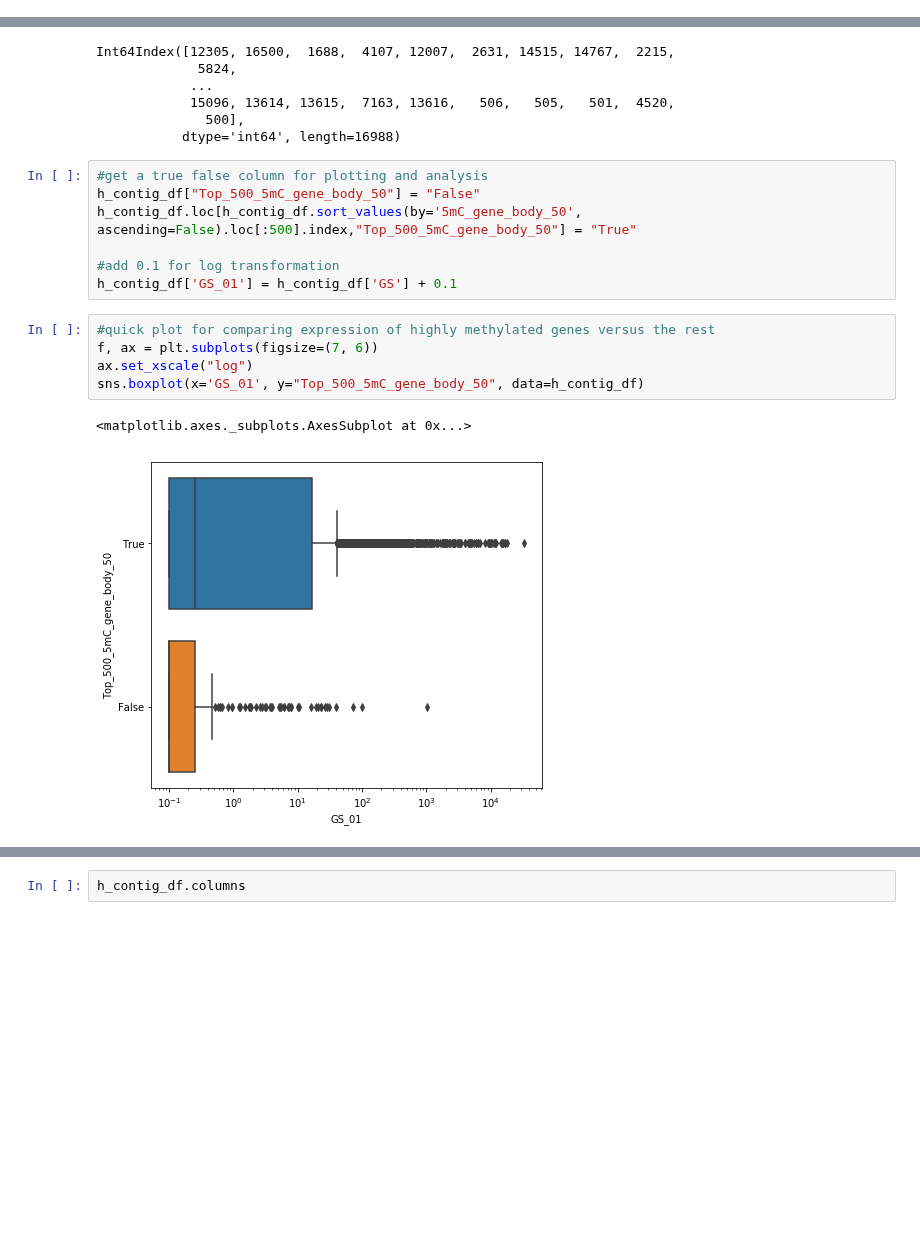
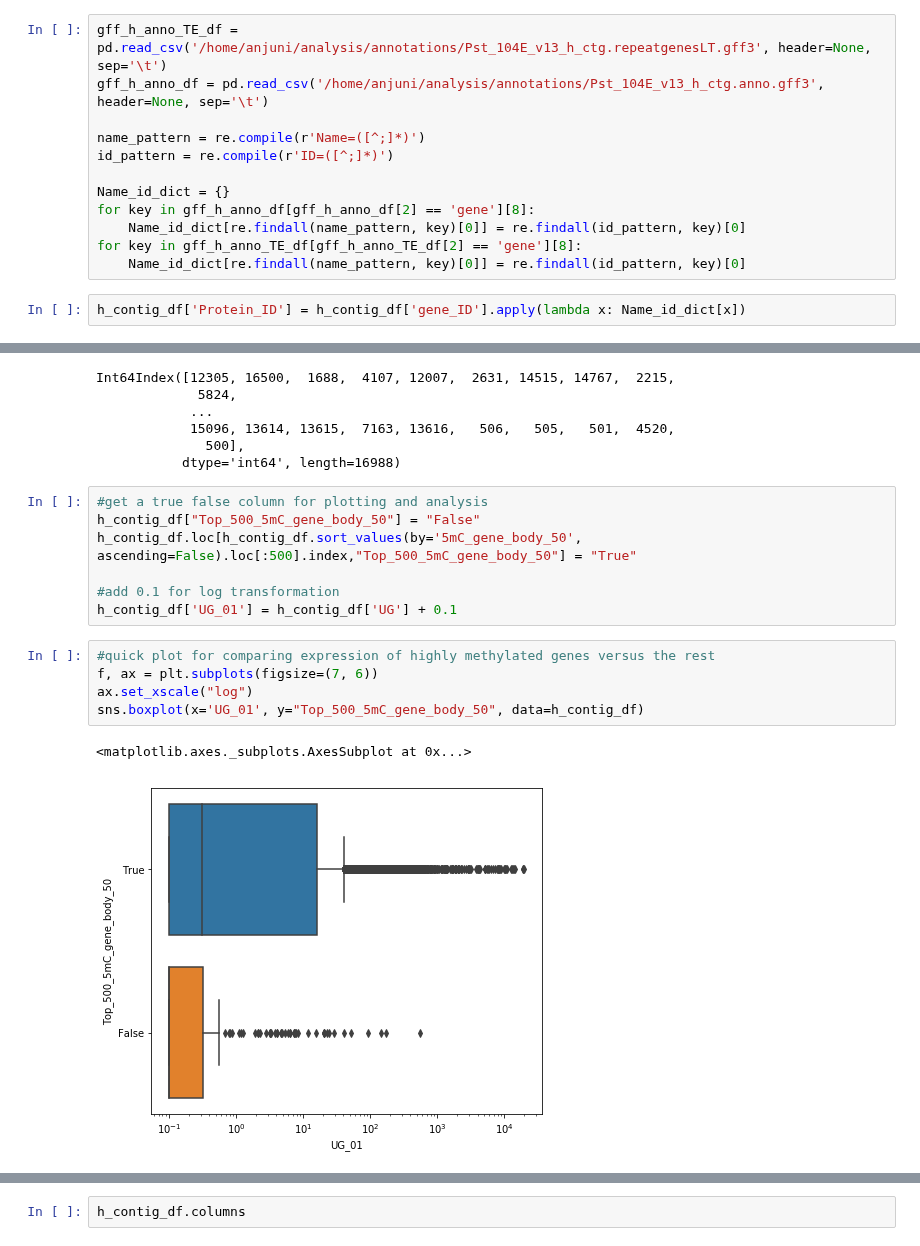
Before and after one commit to BenjaminSchwessinger/Honours_year, a Jupyter notebook: fisher/methylation/Methylations_interpretation.ipynb, the cells around one changed output, grey strips where cells are left out. Saved outputs shown, nothing was run; the diff lists cells and outputs as text; blank space fills up the shorter version.

Commit message:
fixed the gene_id problem and added some examples for methylation and expression patterns

```diff
--- a/fisher/methylation/Methylations_interpretation.ipynb
+++ b/fisher/methylation/Methylations_interpretation.ipynb
@@ -60,6 +60,20 @@ DIRS['5MC_CUTOFFS'] = os.path.join(DIRS['BASE1'], 'input', 'sorted_bed_files', '
 h_contig_df = pd.read_csv(os.path.join(DIRS['FIGURES'], 'expression', 'rnaseq_methyl_df.tsv'),sep='\t' )
 # %% [markdown]
 ## This problem of the h_contig_df is that the 'gene_id' column is a bit of a mess if you fix this I can look at the BUSCO, effector part one more time.
+# %%
+gff_h_anno_TE_df = pd.read_csv('/home/anjuni/analysis/annotations/Pst_104E_v13_h_ctg.repeatgenesLT.gff3', header=None, sep='\t')
+gff_h_anno_df = pd.read_csv('/home/anjuni/analysis/annotations/Pst_104E_v13_h_ctg.anno.gff3', header=None, sep='\t')
+
+name_pattern = re.compile(r'Name=([^;]*)')
+id_pattern = re.compile(r'ID=([^;]*)')
+
+Name_id_dict = {}
+for key in gff_h_anno_df[gff_h_anno_df[2] == 'gene'][8]:
+    Name_id_dict[re.findall(name_pattern, key)[0]] = re.findall(id_pattern, key)[0]
+for key in gff_h_anno_TE_df[gff_h_anno_TE_df[2] == 'gene'][8]:
+    Name_id_dict[re.findall(name_pattern, key)[0]] = re.findall(id_pattern, key)[0]
+# %%
+h_contig_df['Protein_ID'] = h_contig_df['gene_ID'].apply(lambda x: Name_id_dict[x])
 # %% [markdown]
 #### Now look at the GS expression of the most methylated genes (e.g. top 500) vs all
 # %%
@@ -78,14 +92,14 @@ h_contig_df["Top_500_5mC_gene_body_50"] = "False"
 h_contig_df.loc[h_contig_df.sort_values(by='5mC_gene_body_50', ascending=False).loc[:500].index,"Top_500_5mC_gene_body_50"] = "True"
 
 #add 0.1 for log transformation
-h_contig_df['GS_01'] = h_contig_df['GS'] + 0.1
+h_contig_df['UG_01'] = h_contig_df['UG'] + 0.1
 # %%
 #quick plot for comparing expression of highly methylated genes versus the rest
 f, ax = plt.subplots(figsize=(7, 6))
 ax.set_xscale("log")
-sns.boxplot(x='GS_01', y="Top_500_5mC_gene_body_50", data=h_contig_df)
+sns.boxplot(x='UG_01', y="Top_500_5mC_gene_body_50", data=h_contig_df)
 # %% [output]
 <matplotlib.axes._subplots.AxesSubplot at 0x...>
-[figure, old version]
+[figure, new version]
 # %%
 #do some quick stats if those are different from each other
```
Also changed, not shown: parts of 16 cells of this notebook.
